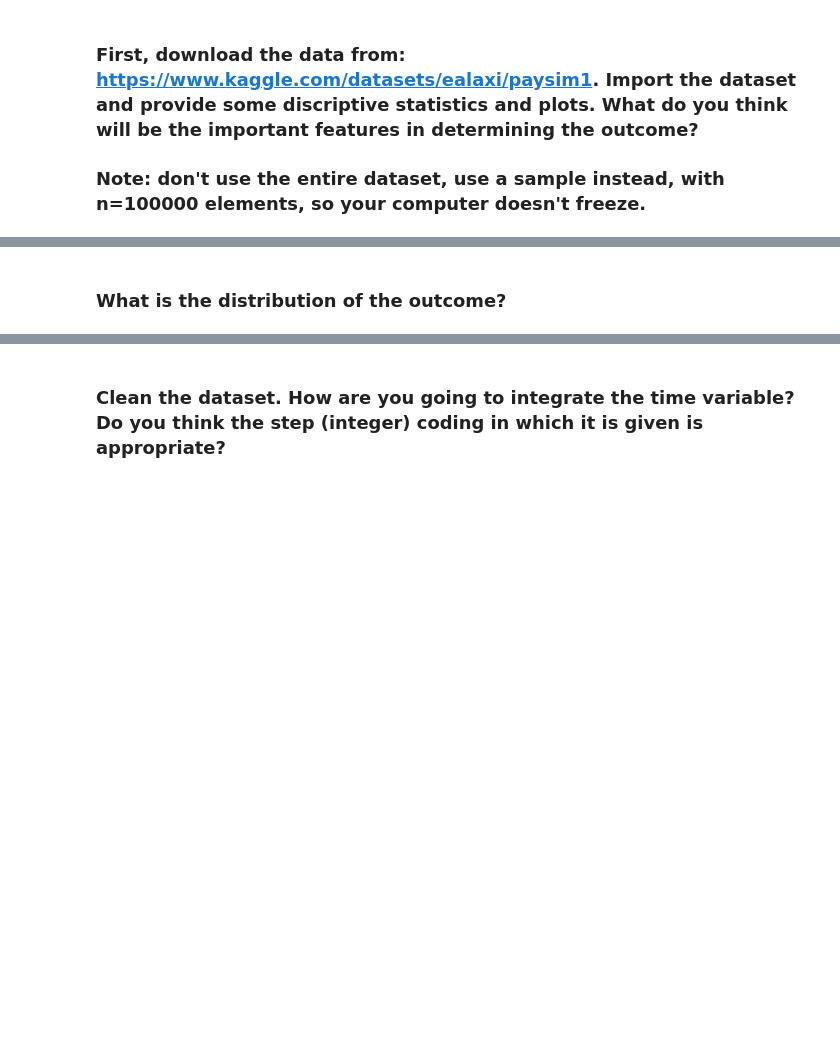
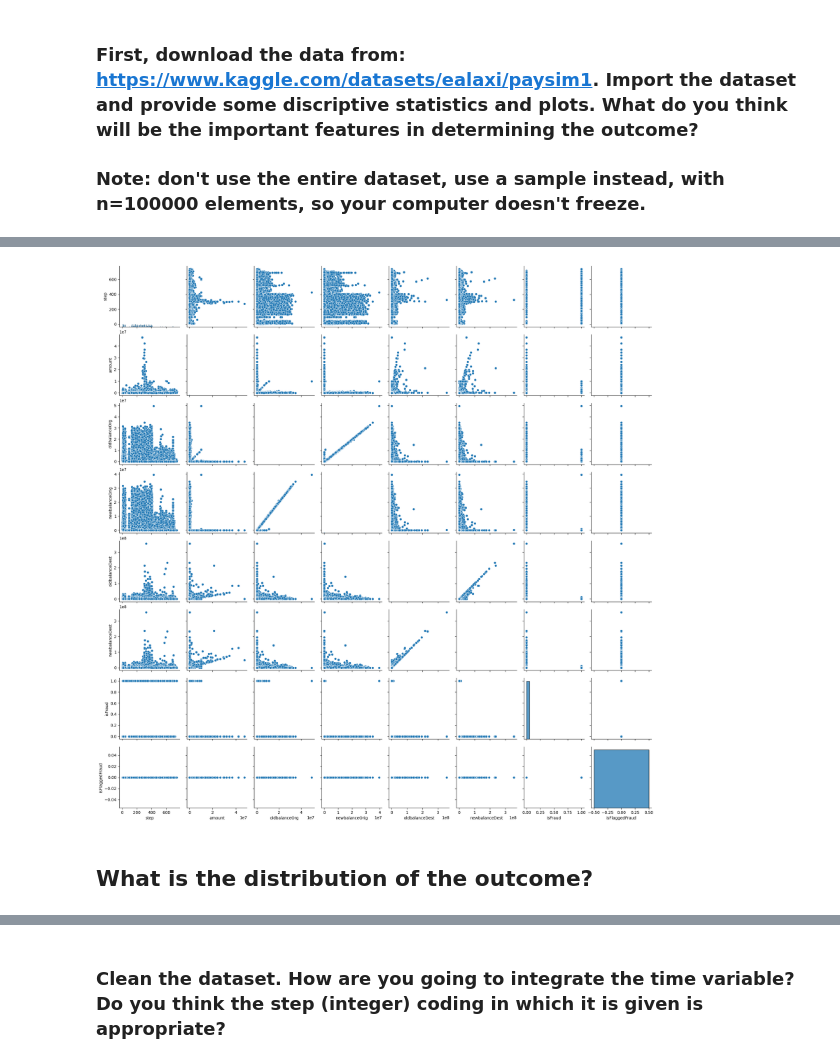
Before and after one commit to ta-data-lis/lab-imbalance, a Jupyter notebook: your-code/lab_imbalance.ipynb, the cells around one changed output, grey strips where cells are left out. Cells and saved outputs as stored; diff of their text form; code cells hidden in the pictures; blank space fills up the shorter version.

```diff
--- a/your-code/lab_imbalance.ipynb
+++ b/your-code/lab_imbalance.ipynb
@@ -12,2 +17,6 @@ Like we disussed in class, when we have noisy data, if we are not careful, we ca
+# %%
+data = pd.read_csv("PS_20174392719_1491204439457_log.csv")
 # %%
 # Your code here
+fraud = data.sample(n = 100000)
+fraud.head()
@@ -14,2 +51,7 @@ Like we disussed in class, when we have noisy data, if we are not careful, we ca
+# %%
+sns.pairplot(data = fraud)
+plt.show()
+# %% [output]
+[figure, added]
 # %% [markdown]
-### What is the distribution of the outcome?
+## What is the distribution of the outcome?
```
Also changed, not shown: parts of 22 cells of this notebook.
